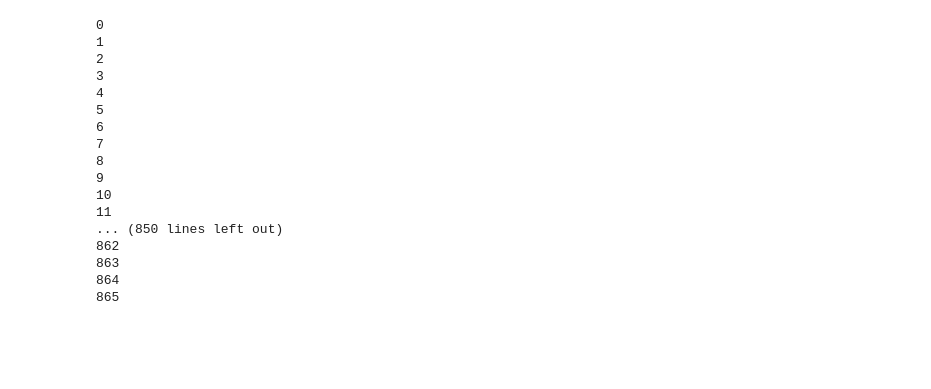
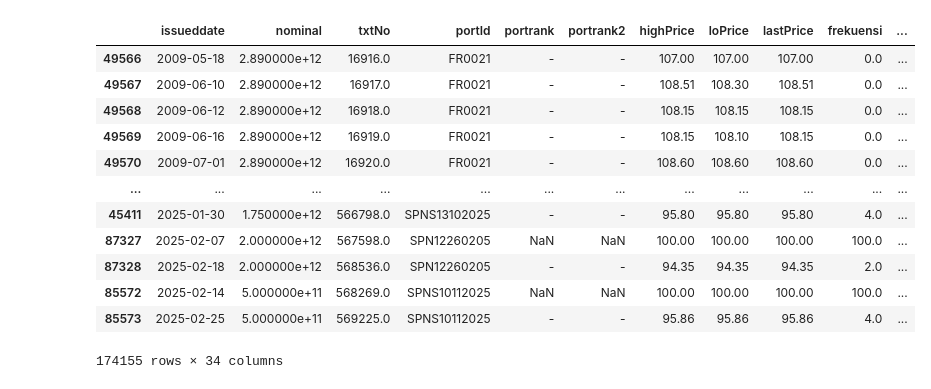
Before and after one commit to IrfanHilman/project_pegadaian, a Jupyter notebook: universe_creation/bond_screening_pegadaian.ipynb, the cells around one changed output. Drawn from its saved outputs; the diff is of its cells as text; code cells hidden in the pictures; blank space fills up the shorter version.

```diff
--- a/universe_creation/bond_screening_pegadaian.ipynb
+++ b/universe_creation/bond_screening_pegadaian.ipynb
@@ -10,15 +10,15 @@ date_list = pd.read_excel('date_list.xlsx')
 date_list = date_list.drop(columns='Unnamed: 0')
 date_list = list(date_list['Date'])
 # %%
-bond_identity = pd.read_csv('/Users/irfanhilman/Downloads/Database/TrBond/bond_msbond.csv')
-bond_price_1 = pd.read_csv('/Users/irfanhilman/Downloads/Database/TrBond/Bond_TrBei_to_20240816.csv')
-bond_price_2 = pd.read_csv('/Users/irfanhilman/Downloads/Database/TrBond/Bond_TrBei_from_20240819_to_20250226.csv')
+bond_identity = pd.read_csv('C:/Users/Infovesta PC-04/project_pegadaian/universe_creation/bond_msbond.csv')
+bond_price_1 = pd.read_csv('C:/Users/Infovesta PC-04/project_pegadaian/universe_creation/Bond_TrBei_to_20240816.csv')
+bond_price_2 = pd.read_csv('C:/Users/Infovesta PC-04/project_pegadaian/universe_creation/Bond_TrBei_from_20240819_to_20250226.csv')
 bond_price = pd.concat([bond_price_1,bond_price_2])
 bond = bond_price.merge(bond_identity,on='portId',how='left')
 bond['issuedyear'] = bond['issueddate'].str[:4]
 bond['issuedyear'] = bond['issuedyear'].astype('int')
 # %%
-bond['portReleased'] = bond['portReleased'].replace(r'\N',np.NaN)
+bond['portReleased'] = bond['portReleased'].replace(r'\N',np.nan)
 bond['jtdatedt'] = pd.to_datetime(bond['jtdate'])
 bond['portReleaseddt'] = pd.to_datetime(bond['portReleased'])
 bond['tenorday'] = bond.apply(lambda row: np.busday_count(row['portReleaseddt'].date(), row['jtdatedt'].date()) if pd.notna(row['portReleaseddt']) and pd.notna(row['jtdatedt']) else np.nan, axis=1)
@@ -34,8 +49,8 @@ one_month = 21 #days
 rolling_dic = {'1 Month':one_month,'3 Month':one_month*3,'6 Month':one_month*6,'1 Year':one_month*12}
 sbn_j_list = []
 for en,i in enumerate(set(list(sbn['portId']))):
-    print(en)
-    sbn_i = sbn[sbn['portId']==i]
+    # print(en)
+    sbn_i = sbn[sbn['portId']==i].drop_duplicates()
     sbn_i = sbn_i.sort_values(by='issueddate')
     sbn_i['issueddatedt'] = pd.to_datetime(sbn_i['issueddate'])
     for j in list(sbn_i['issueddate'].unique()):
@@ -56,21 +71,41 @@ for en,i in enumerate(set(list(sbn['portId']))):
 sbn_vt = pd.concat(sbn_j_list)
 sbn_vt = sbn_vt.reset_index(drop=True)
 sbn_vt = sbn_vt.drop(columns='issueddatedt')
-# %% [output]
-0
-1
-2
-3
-4
-5
-6
-7
-8
-9
-10
-11
-... (850 lines left out)
-862
-863
-864
-865
+# %%
+# Tambahkan suku bunga Bank Indonesia
+kurs_BI = pd.read_excel("kurs_BI.xls")
+kurs_BI.columns = kurs_BI.loc[0]
+kurs_BI = kurs_BI[1:].reset_index(drop=True)
+kurs_BI['Tanggal'] = kurs_BI['Tanggal'].apply(lambda x: x.strftime('%Y-%m-%d'))
+kurs_BI = kurs_BI.rename(columns={'Nilai': 'USDIDR', 'Tanggal': 'issueddate'})
+sbn_vt = pd.merge(sbn_vt, kurs_BI[['issueddate', 'USDIDR']], on='issueddate', how='left')
+# %%
+bond_nominal = pd.read_csv('bond_msnominal.csv').drop('txtno',axis=1).rename(columns={'tanggal': 'issueddate'})
+
+sbn_bond_list = []
+
+for kode in bond_nominal['portid'].unique():
+    bond_i = bond_nominal[bond_nominal['portid'] == kode][['issueddate', 'nominal']]
+    sbn_i = sbn_vt[sbn_vt['portId'] == kode]
+
+    sbn_bond_i = pd.concat([bond_i,sbn_i]).sort_values('issueddate')
+    sbn_bond_i['nominal'] = sbn_bond_i['nominal'].ffill()
+    sbn_bond_i = sbn_bond_i.dropna(subset='portId')
+    sbn_bond_list.append(sbn_bond_i)
+
+sbn_vt_df = pd.concat(sbn_bond_list)
+sbn_vt_df
+# %% [output]
+|  | issueddate | nominal | txtNo | portId | portrank | portrank2 | highPrice | loPrice | lastPrice | frekuensi | ... |
+| 49566 | 2009-05-18 | 2.890000e+12 | 16916.0 | FR0021 | - | - | 107.00 | 107.00 | 107.00 | 0.0 | ... |
+| 49567 | 2009-06-10 | 2.890000e+12 | 16917.0 | FR0021 | - | - | 108.51 | 108.30 | 108.51 | 0.0 | ... |
+| 49568 | 2009-06-12 | 2.890000e+12 | 16918.0 | FR0021 | - | - | 108.15 | 108.15 | 108.15 | 0.0 | ... |
+| 49569 | 2009-06-16 | 2.890000e+12 | 16919.0 | FR0021 | - | - | 108.15 | 108.10 | 108.15 | 0.0 | ... |
+| 49570 | 2009-07-01 | 2.890000e+12 | 16920.0 | FR0021 | - | - | 108.60 | 108.60 | 108.60 | 0.0 | ... |
+| ... | ... | ... | ... | ... | ... | ... | ... | ... | ... | ... | ... |
+| 45411 | 2025-01-30 | 1.750000e+12 | 566798.0 | SPNS13102025 | - | - | 95.80 | 95.80 | 95.80 | 4.0 | ... |
+| 87327 | 2025-02-07 | 2.000000e+12 | 567598.0 | SPN12260205 | NaN | NaN | 100.00 | 100.00 | 100.00 | 100.0 | ... |
+| 87328 | 2025-02-18 | 2.000000e+12 | 568536.0 | SPN12260205 | - | - | 94.35 | 94.35 | 94.35 | 2.0 | ... |
+| 85572 | 2025-02-14 | 5.000000e+11 | 568269.0 | SPNS10112025 | NaN | NaN | 100.00 | 100.00 | 100.00 | 100.0 | ... |
+| 85573 | 2025-02-25 | 5.000000e+11 | 569225.0 | SPNS10112025 | - | - | 95.86 | 95.86 | 95.86 | 4.0 | ... |
+174155 rows × 34 columns
```
Also changed, not shown: parts of 6 cells of this notebook, 10 other files.
